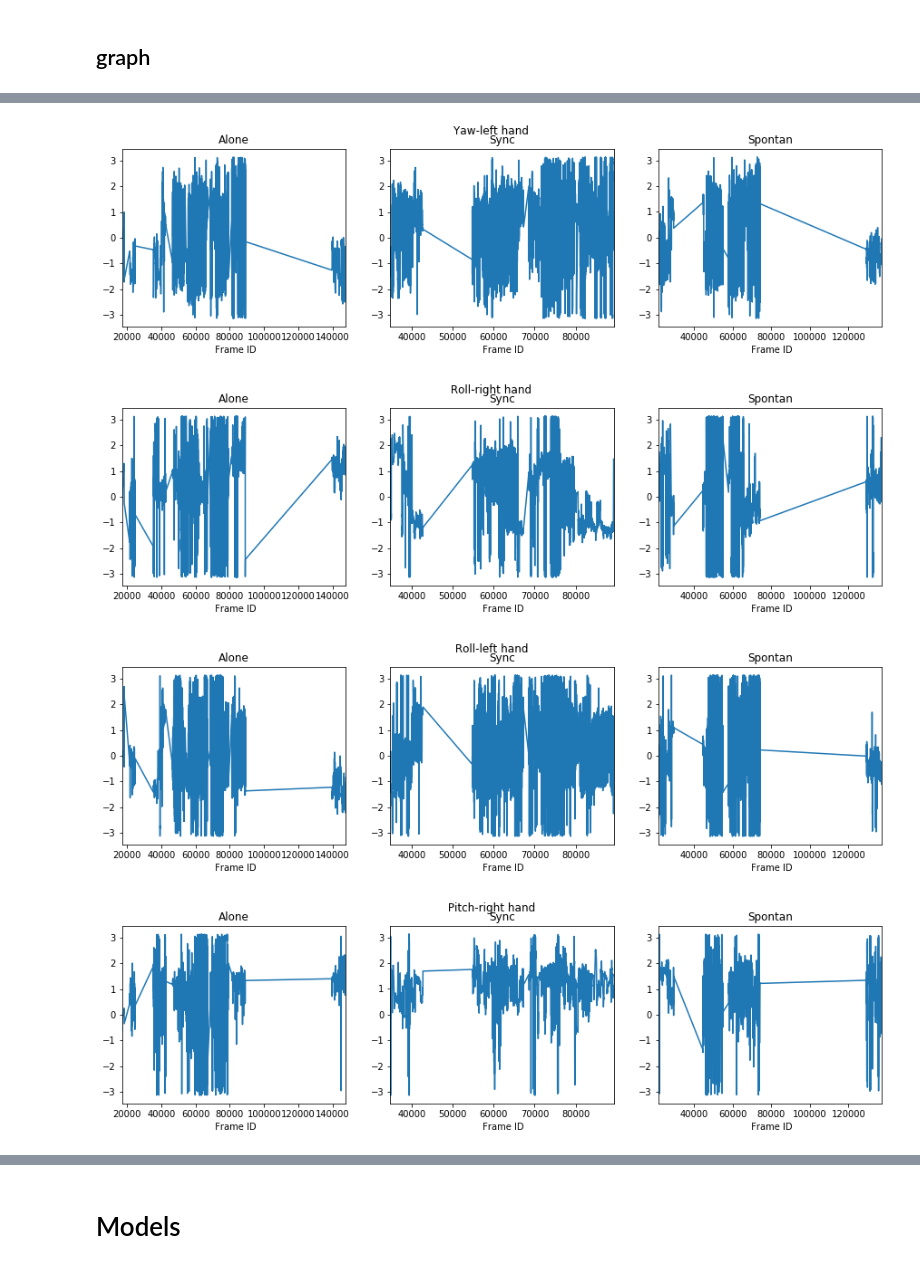
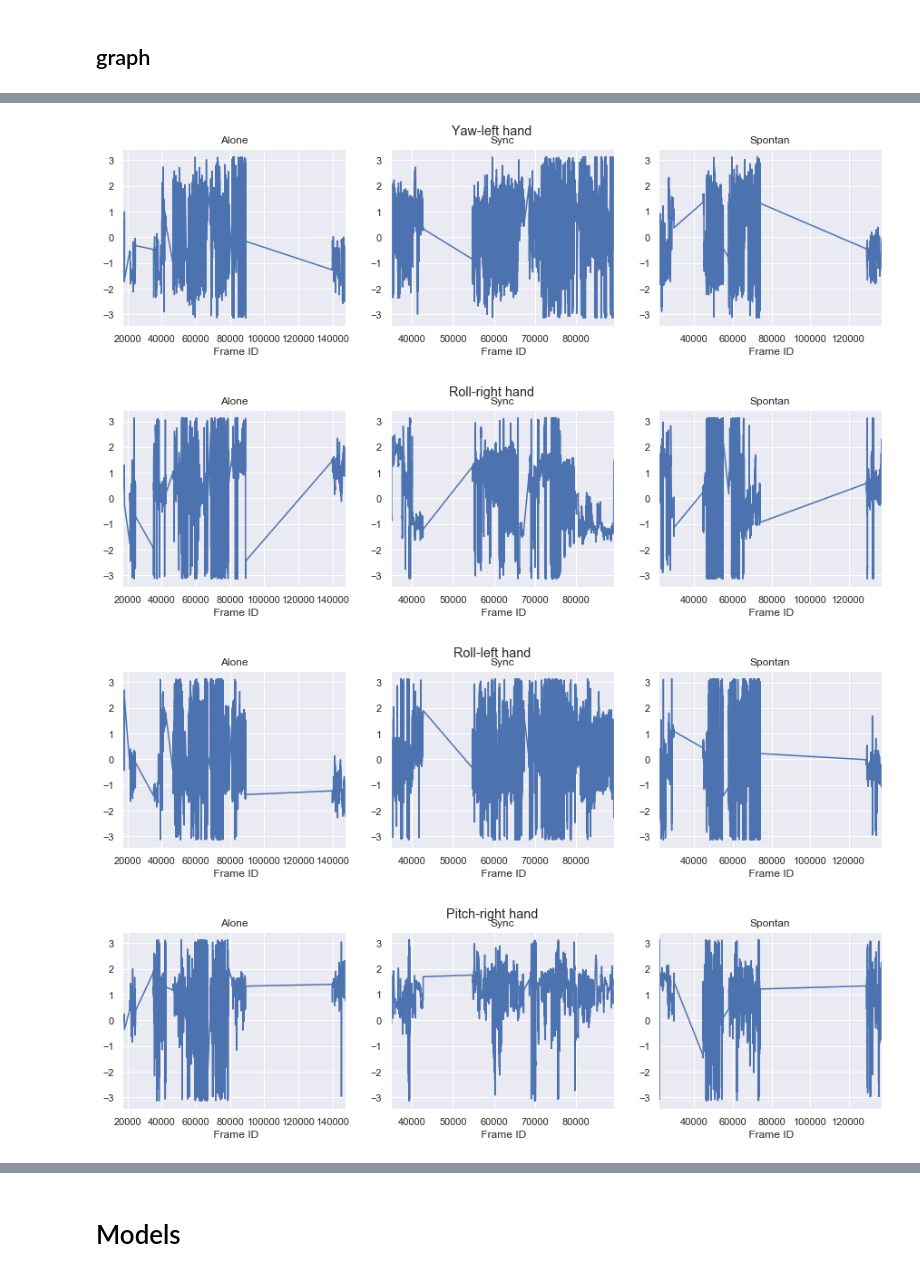
Before and after one commit to lilach199612/HMLFIPA, a Jupyter notebook: HMLFIPA.ipynb, the cells around one changed output, grey strips where cells are left out. Cells and saved outputs as stored; diff of their text form; code cells hidden in the pictures.

```diff
--- a/HMLFIPA.ipynb
+++ b/HMLFIPA.ipynb
@@ -213,0 +34,15 @@ test=test.drop(["name_y","Experiment_y"],axis=1)
+# %%
+#i use glob to see and copy this list of files
+files=['Evyatar636771052727603804Spontan.csv','Evyatar636771053639929594Sync.csv','Evyatar636771054555711409Alone.csv',
+       'HandRight.csv','Nofar636759795182793299Spontan.csv','Nofar636759796290435160Alone.csv',
+       'Nofar636759797397919664Sync.csv','Oriya636759804404113837Spontan.csv','Oriya636759805268396661Alone.csv',
+       'Oriya636759806131350399Sync.csv','OryaB636771082736601528Alone.csv','OryaB636771083605535985Spontan.csv',
+       'OryaB636771084494502229Sync.csv','Revital636770955999435879Alone.csv','Revital636770957038873193Spontan.csv',
+       'Revital636770957894370062Sync.csv','Sachar636771045591258071Spontan.csv','Sachar636771046527112972Sync.csv',
+       'Sachar636771047408504303Alone.csv','Shelly636759787508979097Spontan.csv','Shelly636759788383205274Alone.csv',
+       'Shelly636759789526313406Sync.csv','Yael636771059544754823Spontan.csv','Yael636771060699529085Sync.csv',
+       'Yael636771061659067649Alone.csv','Yoel636760921663075813Spontan.csv','Yoel636760922573364655Alone.csv',
+       'Yoel636760923490742912Sync.csv']
+
+train= dfbuilder(files)
+train.head()
@@ -306,4 +167,6 @@ for i in range(1,4):
 # %%
+import seaborn as sns
+sns.set()
 for move in [" Yaw"," Roll"," Pitch"]:
     fig=plt.figure(figsize=(15,3.6))
     fig.suptitle(move+"-right hand")
@@ -335,4 +198,4 @@ for move in [" Yaw"," Roll"," Pitch"]:
-[figure, old version]
+[figure, new version]
-[figure, old version]
+[figure, new version]
-[figure, old version]
+[figure, new version]
-[figure, old version]
+[figure, new version]
```
Also changed, not shown: parts of 13 cells of this notebook.
